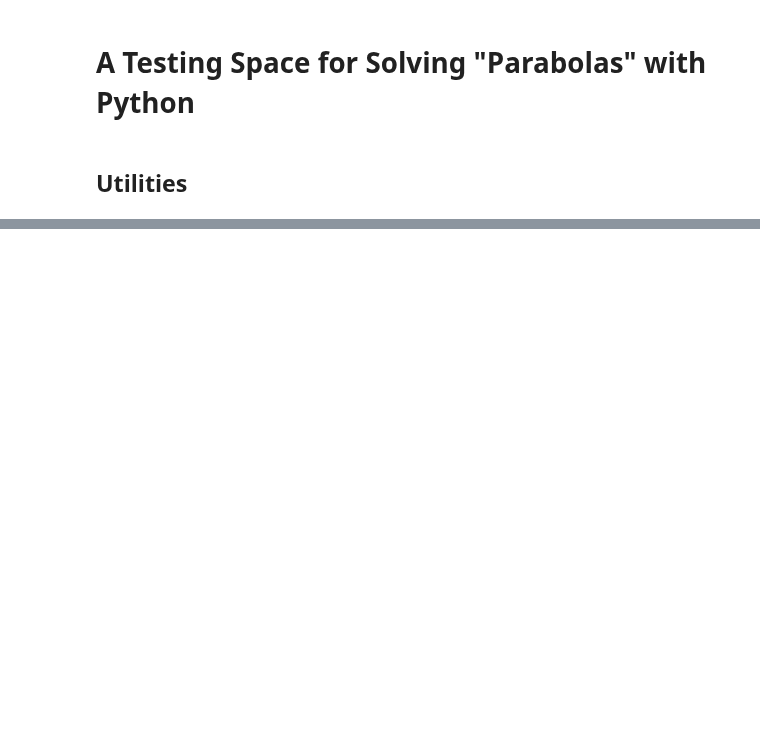
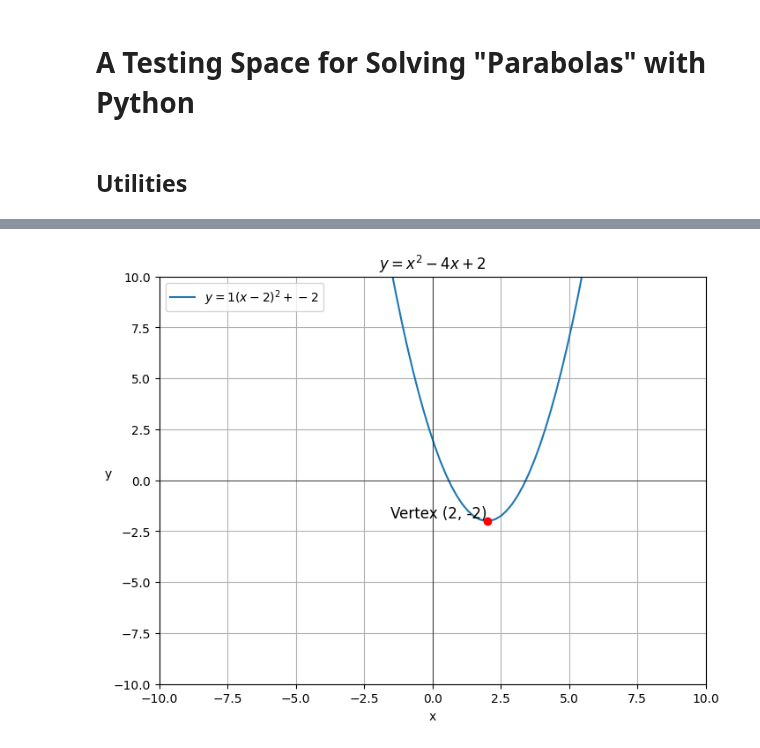
Before and after one commit to seanjiangsh/math-practice, a Jupyter notebook: algebra/parabolas.ipynb, the cells around one changed output, grey strips where cells are left out. Cells and saved outputs as stored; diff of their text form; code cells hidden in the pictures; blank space fills up the shorter version.

```diff
--- a/algebra/parabolas.ipynb
+++ b/algebra/parabolas.ipynb
@@ -45,0 +114,9 @@ The vertex is: (-9, 8)
+# %%
+# y = x^2 -4x + 2
+a, b, c = 1, -4, 2
+vertex_form, vertex, coefficients = quadratic_to_vertex(a, b, c)
+a, h, k = coefficients
+
+plot_parabola(a, h, k, title="$y = x^2 - 4x + 2$", limit=10)
+# %% [output]
+[figure, added]
```
Also changed, not shown: parts of 9 cells of this notebook, 2 other files.
